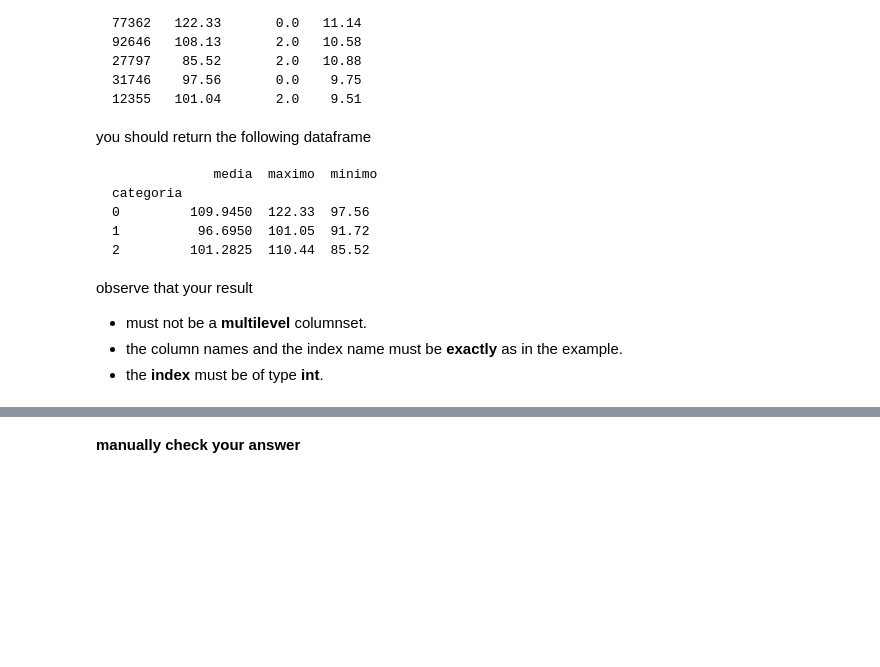
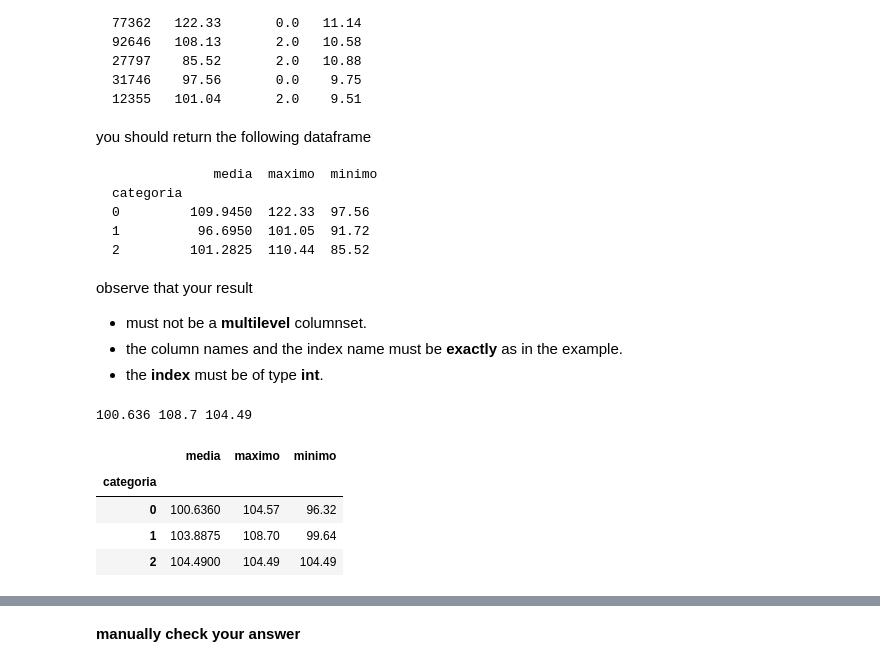
Before and after one commit to Santiagohvilla/Santiagohvilla, a Jupyter notebook: content/LAB 02.03 - PANDAS.ipynb, the cells around one changed output, grey strips where cells are left out. Saved outputs shown, nothing was run; the diff lists cells and outputs as text; code cells hidden in the pictures; blank space fills up the shorter version.

```diff
--- a/content/LAB 02.03 - PANDAS.ipynb
+++ b/content/LAB 02.03 - PANDAS.ipynb
@@ -80,8 +79,12 @@ price=np.random.normal(loc=100, scale=10, size=10)
 print('Price \n',price)
 nmissing = np.random.randint(len(price)//2)+2
 print(nmissing,type(nmissing))
-price[np.random.permutation(len(price))[nmissing]] = np.nan
+a=np.random.permutation(len(price))
+print(a)
+print(a[nmissing])
+price[a[nmissing]] = np.nan
 print('New Price \n',price)
-print(np.random.permutation(len(price)))
+
+print(len(price)//2)
 # %% [output]
 Price
@@ -124,8 +145,5 @@ def select_items(df):
     return result
 # %% [markdown]
 **manually check your answer**
-# %%
-d = create_df()
-d
 # %%
 select_items(d)
@@ -165,3 +207,28 @@ observe that your result
 - must not be a **multilevel** columnset.
 - the column names and the index name must be **exactly** as in the example.
 - the **index** must be of type **int**.
+# %%
+media_0 = d[d['category'] == 0]['price'].mean()
+max_1 = d[d['category'] == 1]['price'].max()
+min_2 = d[d['category'] == 2]['price'].min()
+print(media_0, max_1, min_2)
+# %% [output]
+100.636 108.7 104.49
+# %%
+
+result=[]
+for i in range(3):
+  #df=d.copy()
+  media = d[d['category'] == i]['price'].mean()
+  max = d[d['category'] == i]['price'].max()
+  min = d[d['category'] == i]['price'].min()
+  result.append({'media': media, 'maximo': max, 'minimo': min})
+df = pd.DataFrame(result)
+df.index.name='categoria'
+df
+# %% [output]
+|  | media | maximo | minimo |
+| categoria |  |  |  |
+| 0 | 100.6360 | 104.57 | 96.32 |
+| 1 | 103.8875 | 108.70 | 99.64 |
+| 2 | 104.4900 | 104.49 | 104.49 |
```
Also changed, not shown: parts of 12 cells of this notebook.
